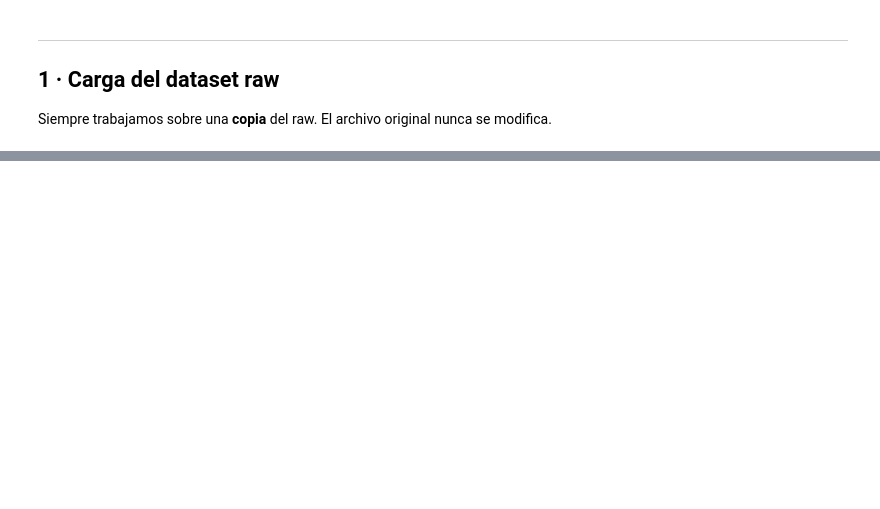
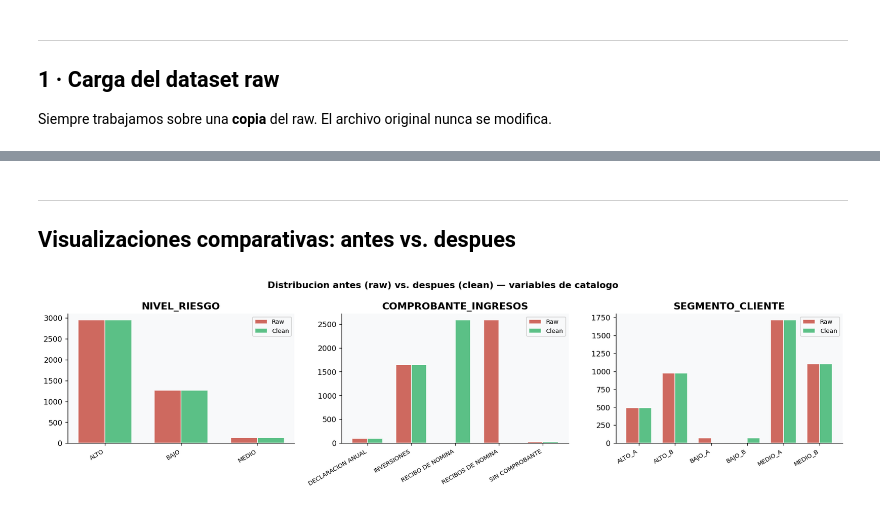
Before and after one commit to Montiel-Oscar/credit-product-analytics, a Jupyter notebook: notebooks/02_data_cleaning.ipynb, the cells around one changed output, grey strips where cells are left out. Saved outputs shown, nothing was run; the diff lists cells and outputs as text; code cells hidden in the pictures; blank space fills up the shorter version.

```diff
--- a/notebooks/02_data_cleaning.ipynb
+++ b/notebooks/02_data_cleaning.ipynb
@@ -581,14 +64,0 @@ El raw nunca se sobreescribe.
-# %%
-OUTPUT_PATH = "../data/processed/banco_clean.csv"
-df.to_csv(OUTPUT_PATH, index=False, encoding="utf-8")
-
-print(f"✅ Dataset limpio guardado en: {OUTPUT_PATH}")
-print(f"   Shape final:      {df.shape}")
-print(f"   Columnas nuevas:  TIENE_CUENTA")
-print(f"   Columnas totales: {df.shape[1]}")
-print()
-print("── Columnas del dataset final ──")
-for i, col in enumerate(df.columns, 1):
-    dtype = df[col].dtype
-    nunique = df[col].nunique()
-    print(f"  {i:>2}. {col:<30} {str(dtype):<12} {nunique:>4} valores únicos")
@@ -612,0 +663,30 @@ for i, col in enumerate(df.columns, 1):
+# %% [markdown]
+---
+## Visualizaciones comparativas: antes vs. despues
+# %%
+# ── Categoricas corregidas ────────────────────────────────────────────────────
+cols_comp = ["NIVEL_RIESGO", "COMPROBANTE_INGRESOS", "SEGMENTO_CLIENTE"]
+fig, axes = plt.subplots(1, 3, figsize=(15, 4))
+
+for ax, col in zip(axes, cols_comp):
+    vc_raw   = df_raw[col].str.strip().value_counts(dropna=False)
+    vc_clean = df[col].value_counts(dropna=False)
+    todas    = sorted(set(list(vc_raw.index) + list(vc_clean.index)), key=str)
+    x = np.arange(len(todas))
+    w = 0.35
+    ax.bar(x - w/2, [vc_raw.get(k, 0)   for k in todas], width=w,
+           label="Raw",   color=RED,   alpha=0.75, edgecolor="white")
+    ax.bar(x + w/2, [vc_clean.get(k, 0) for k in todas], width=w,
+           label="Clean", color=GREEN, alpha=0.75, edgecolor="white")
+    ax.set_xticks(x)
+    ax.set_xticklabels([str(k) for k in todas], rotation=30, ha="right", fontsize=8)
+    ax.set_title(col, fontweight="bold")
+    ax.legend(fontsize=8)
+
+plt.suptitle("Distribucion antes (raw) vs. despues (clean) — variables de catalogo",
+             fontsize=12, fontweight="bold")
+plt.tight_layout()
+plt.savefig("../reports/figures/02_categoricas_corregidas.png", bbox_inches="tight")
+plt.show()
+# %% [output]
+[figure, added]
```
Also changed, not shown: parts of 53 cells of this notebook, 29 other files.
